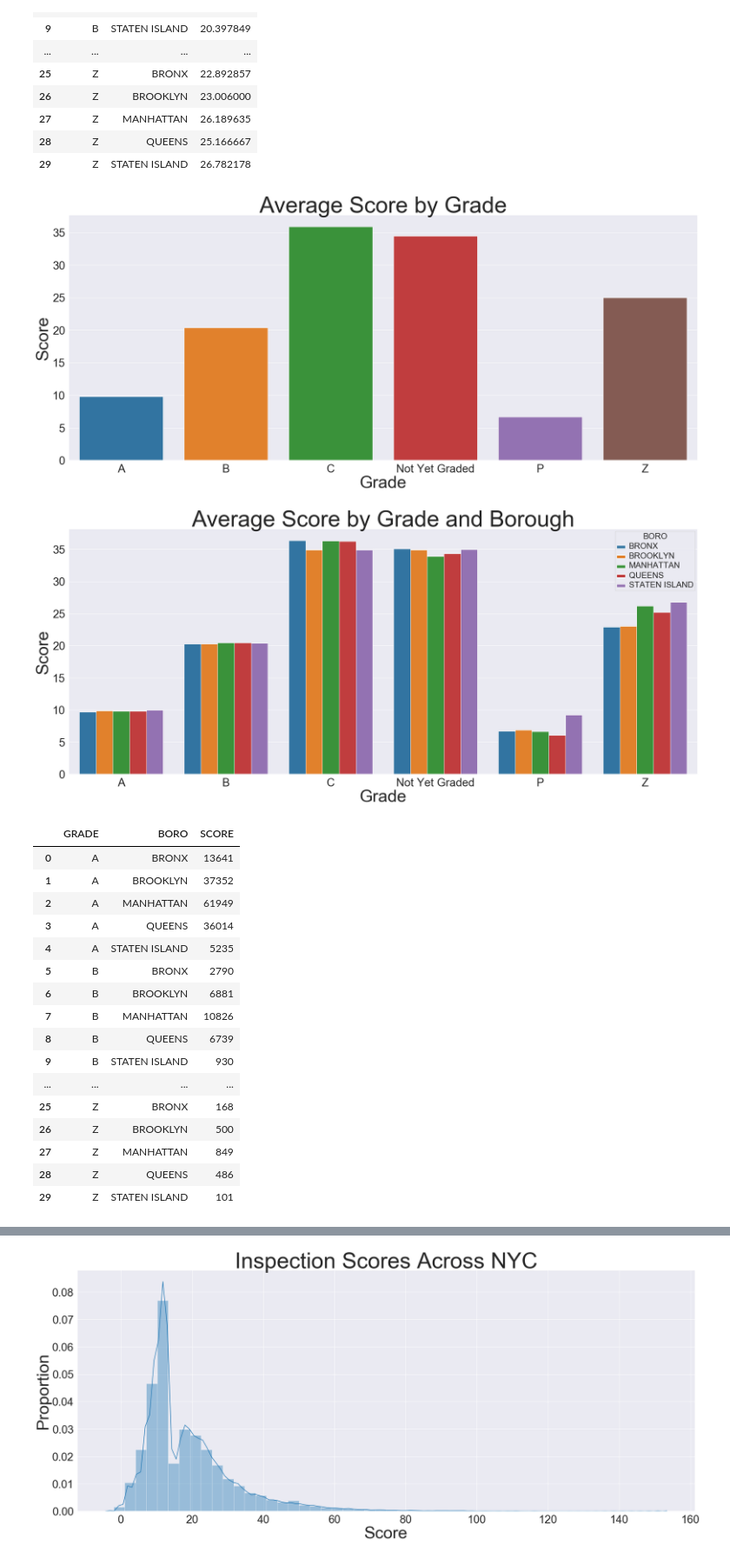
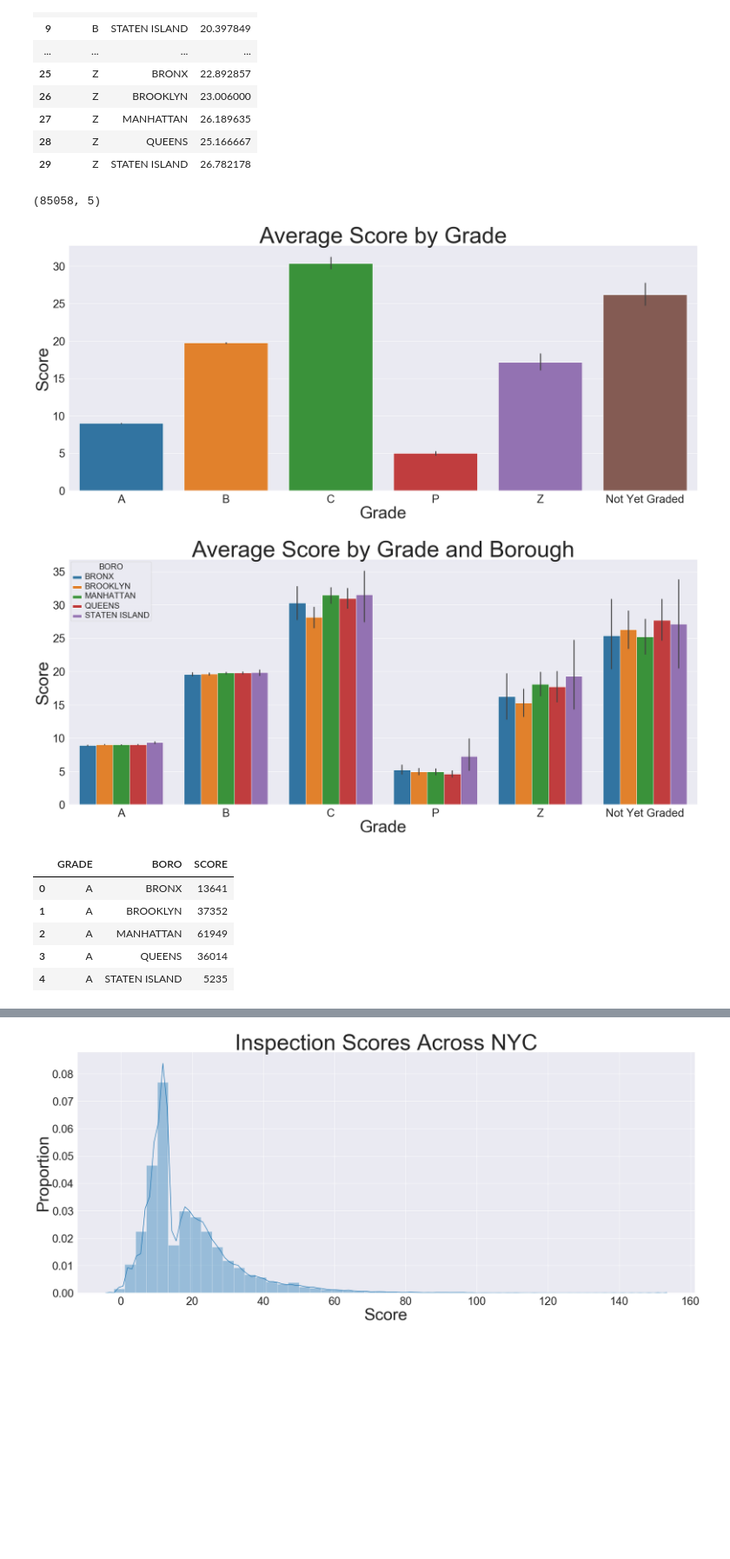
Before and after one commit to lzheng15/insight-data-challenges, a Jupyter notebook: Data Challenge Due Feb 15.ipynb, the cells around one changed output, grey strips where cells are left out. Shown at 87% size. Cells and saved outputs as stored; diff of their text form; code cells hidden in the pictures; blank space fills up the shorter version.

```diff
--- a/Data Challenge Due Feb 15.ipynb
+++ b/Data Challenge Due Feb 15.ipynb
@@ -311,20 +337,24 @@ groupedata
+# %%
+restos_test.shape
+# %% [output]
+(85058, 5)
 # %%
 sns.set_style('darkgrid')
 sns.set_context("notebook", font_scale=1.05)
 plt.figure(figsize=(30,12))
-ax=sns.barplot(x=gradedata.index,y='SCORE', data=gradedata)
+ax=sns.barplot(x='GRADE',y='SCORE', data=restos_test)
 ax.set_title("Average Score by Grade", fontsize=60)
 ax.set_xlabel("Grade", fontsize=45)
 ax.set_ylabel("Score", fontsize=45)
 ax.tick_params(labelsize=30)
 plt.savefig("grade_score.png")
 # %% [output]
-[figure, old version]
+[figure, new version]
 # %%
 sns.set_style('darkgrid')
 sns.set_context("notebook", font_scale=1.05)
 plt.figure(figsize=(30,12))
-ax=sns.barplot(x='GRADE',y='SCORE', hue='BORO', data=groupedata)
+ax=sns.barplot(x='GRADE',y='SCORE', hue='BORO', data=restos_test)
 ax.set_title("Average Score by Grade and Borough", fontsize=60)
 ax.set_xlabel("Grade", fontsize=45)
 ax.set_ylabel("Score", fontsize=45)
@@ -333,29 +363,18 @@ plt.setp(ax.get_legend().get_texts(), fontsize='22') # for legend text
 plt.setp(ax.get_legend().get_title(), fontsize='22') # for legend title
 plt.savefig("grade_borough.png")
 # %% [output]
-[figure, old version]
+[figure, new version]
 # %%
 boro_grade=pd.DataFrame(restos.groupby(['GRADE', 'BORO'])['SCORE'].count())
 boro_grade=boro_grade.reset_index()
-boro_grade
+boro_grade.head()
 # %% [output]
 |  | GRADE | BORO | SCORE |
 | 0 | A | BRONX | 13641 |
 | 1 | A | BROOKLYN | 37352 |
 | 2 | A | MANHATTAN | 61949 |
 | 3 | A | QUEENS | 36014 |
 | 4 | A | STATEN ISLAND | 5235 |
-| 5 | B | BRONX | 2790 |
-| 6 | B | BROOKLYN | 6881 |
-| 7 | B | MANHATTAN | 10826 |
-| 8 | B | QUEENS | 6739 |
-| 9 | B | STATEN ISLAND | 930 |
-| ... | ... | ... | ... |
-| 25 | Z | BRONX | 168 |
-| 26 | Z | BROOKLYN | 500 |
-| 27 | Z | MANHATTAN | 849 |
-| 28 | Z | QUEENS | 486 |
-| 29 | Z | STATEN ISLAND | 101 |
 # %%
 sns.set_style('darkgrid')
 sns.set_context("notebook", font_scale=1.05)
```
Also changed, not shown: parts of 12 cells of this notebook.
